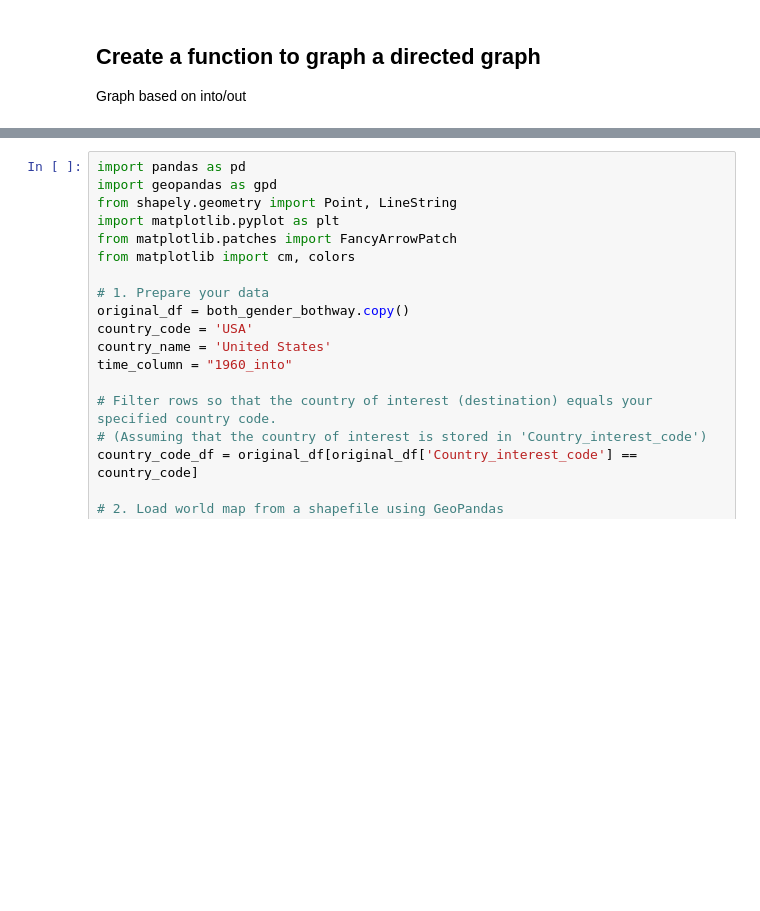
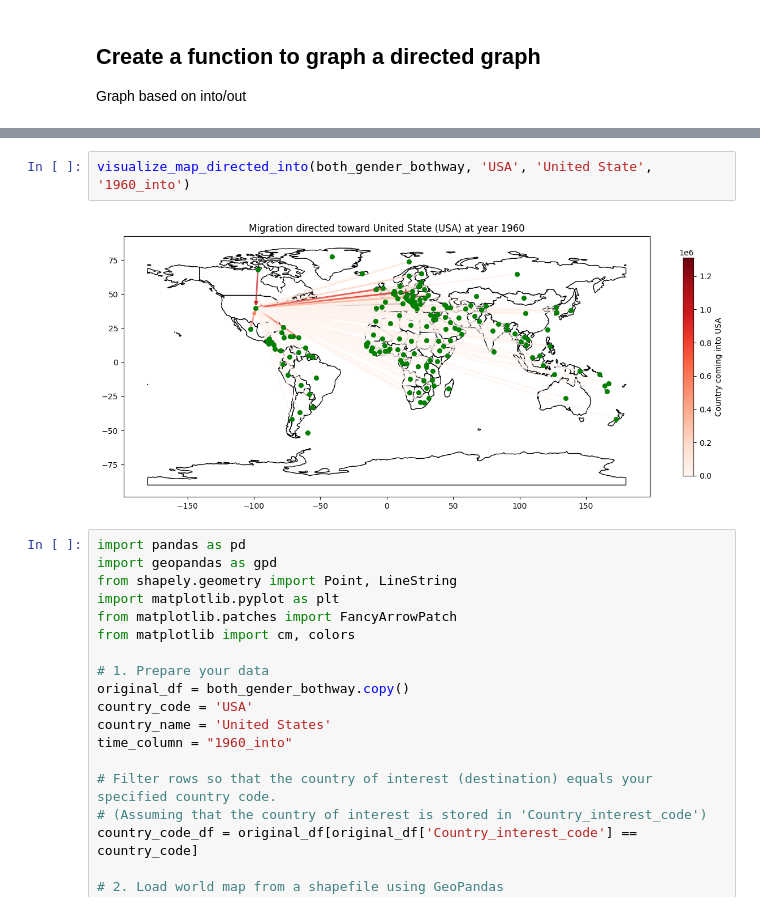
Before and after one commit to moonish1211/human_migration, a Jupyter notebook: visualization.ipynb, the cells around one changed output, grey strips where cells are left out. Cells and saved outputs as stored; diff of their text form; blank space fills up the shorter version.

```diff
--- a/visualization.ipynb
+++ b/visualization.ipynb
@@ -452,3 +422,7 @@ plt.show()
+# %%
+visualize_map_directed_into(both_gender_bothway, 'USA', 'United State', '1960_into')
+# %% [output]
+[figure, added]
 # %%
 import pandas as pd
 import geopandas as gpd
```
Also changed, not shown: parts of 5 cells of this notebook.
